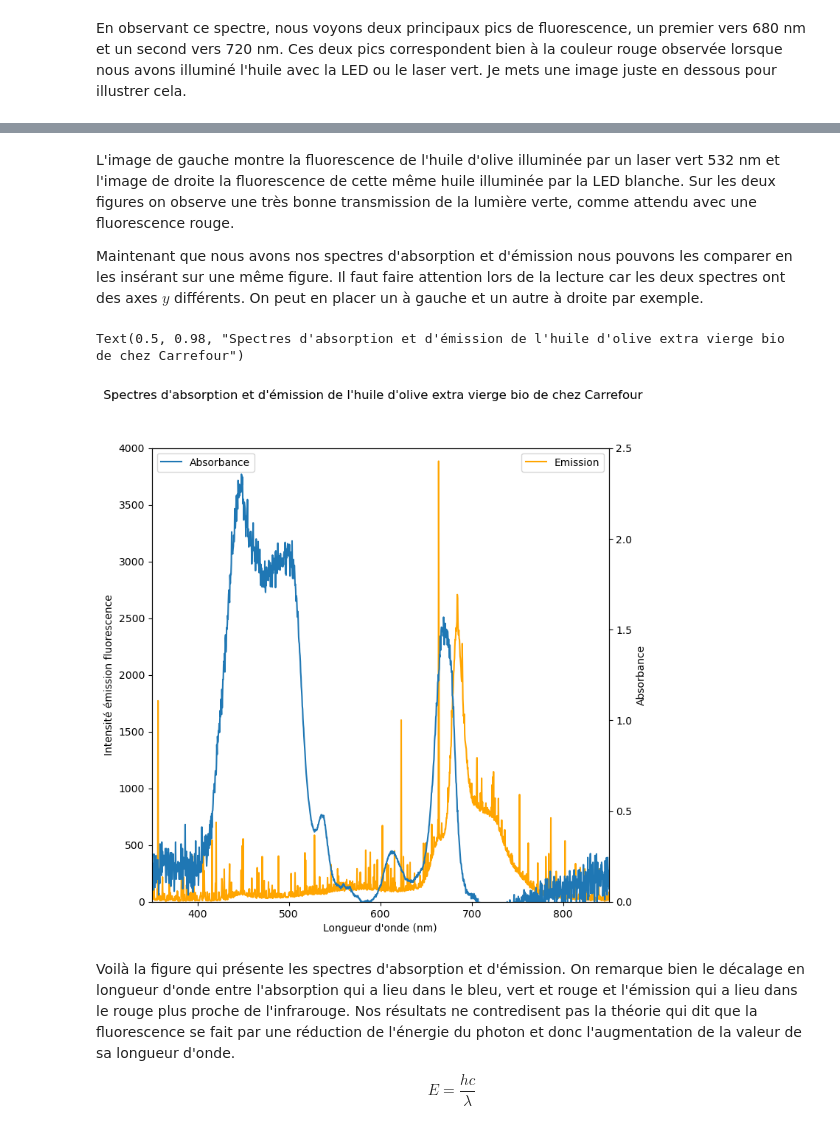
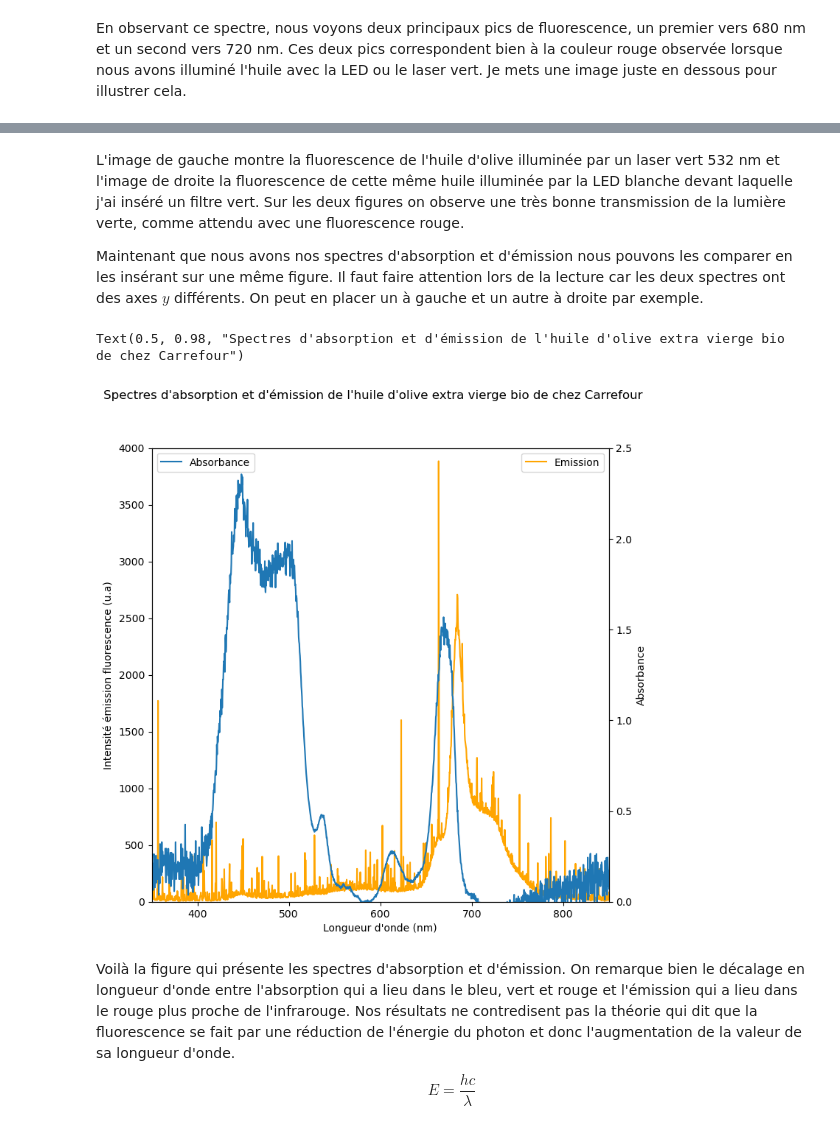
Before and after one commit to ltoguh/fluorescence_project_cordees_2026, a Jupyter notebook: fluo_cordees.ipynb, the cells around one changed output, grey strips where cells are left out. Cells and saved outputs as stored; diff of their text form; code cells hidden in the pictures.

```diff
--- a/fluo_cordees.ipynb
+++ b/fluo_cordees.ipynb
@@ -138,31 +138,31 @@ display(HTML("""
 # %% [output]
 [interactive output not drawn]
 # %% [markdown]
-L'image de gauche montre la fluorescence de l'huile d'olive illuminée par un laser vert 532 nm et l'image de droite la fluorescence de cette même huile illuminée par la LED blanche. Sur les deux figures on observe une très bonne transmission de la lumière verte, comme attendu avec une fluorescence rouge. <br>
+L'image de gauche montre la fluorescence de l'huile d'olive illuminée par un laser vert 532 nm et l'image de droite la fluorescence de cette même huile illuminée par la LED blanche devant laquelle j'ai inséré un filtre vert. Sur les deux figures on observe une très bonne transmission de la lumière verte, comme attendu avec une fluorescence rouge. <br>
 
 Maintenant que nous avons nos spectres d'absorption et d'émission nous pouvons les comparer en les insérant sur une même figure. Il faut faire attention lors de la lecture car les deux spectres ont des axes $y$ différents. On peut en placer un à gauche et un autre à droite par exemple.
 # %%
 # Plot
 fig, ax1 = plt.subplots(figsize=(8, 8))
 ax2 = ax1.twinx()
 
 ax1.plot(df_em[0], df_em[1]-210, color="orange", label="Emission")
 ax1.set_xlim(350, 850)
 ax1.set_ylim(-0.3, 4000)
 ax1.set_xlabel("Longueur d'onde (nm)")
-ax1.set_ylabel("Intensité émission fluorescence")
+ax1.set_ylabel("Intensité émission fluorescence (u.a)")
 ax1.legend(loc='upper right')
 
 ax2.plot(df_tr[0], A, label="Absorbance");
 ax2.set_ylim(0, 2.5)
 ax2.set_xlim(350, 850)
 ax2.set_ylabel("Absorbance")
 ax2.legend(loc='upper left')
 
 fig.suptitle("Spectres d'absorption et d'émission de l'huile d'olive extra vierge bio de chez Carrefour")
 # %% [output]
 Text(0.5, 0.98, "Spectres d'absorption et d'émission de l'huile d'olive extra vierge bio de chez Carrefour")
-[figure, old version]
+[figure, new version]
 # %% [markdown]
 Voilà la figure qui présente les spectres d'absorption et d'émission. On remarque bien le décalage en longueur d'onde entre l'absorption qui a lieu dans le bleu, vert et rouge et l'émission qui a lieu dans le rouge plus proche de l'infrarouge. Nos résultats ne contredisent pas la théorie qui dit que la fluorescence se fait par une réduction de l'énergie du photon et donc l'augmentation de la valeur de sa longueur d'onde. $$ E=\frac{hc}{\lambda}$$
 # %% [markdown]
```
Also changed, not shown: parts of 2 cells of this notebook.
